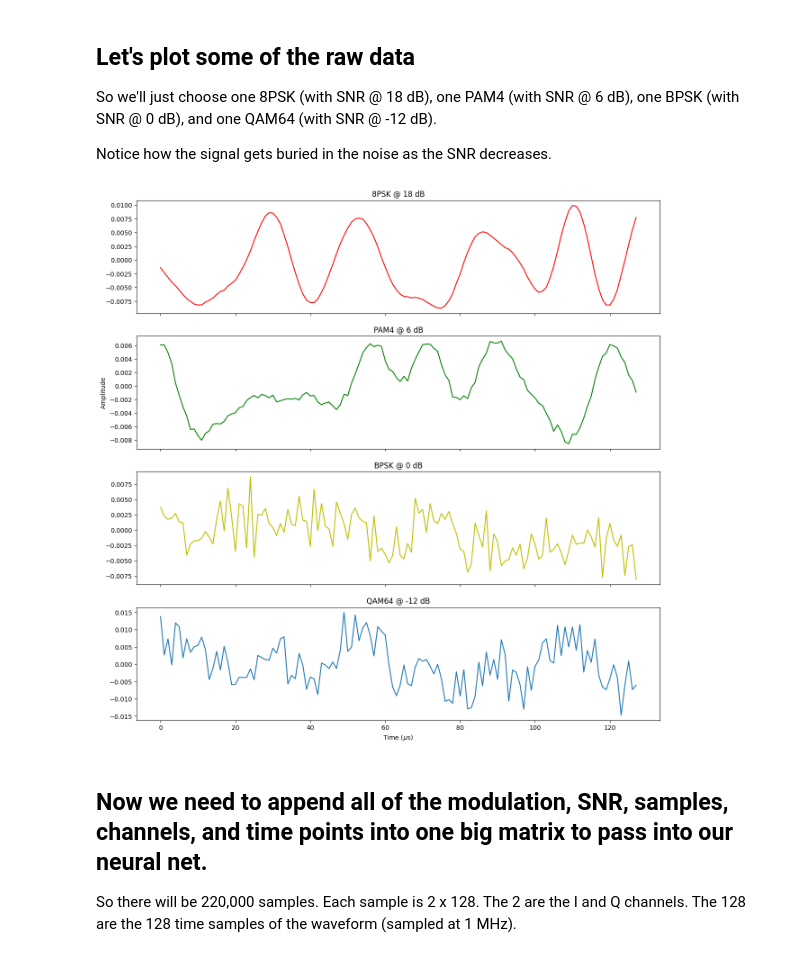
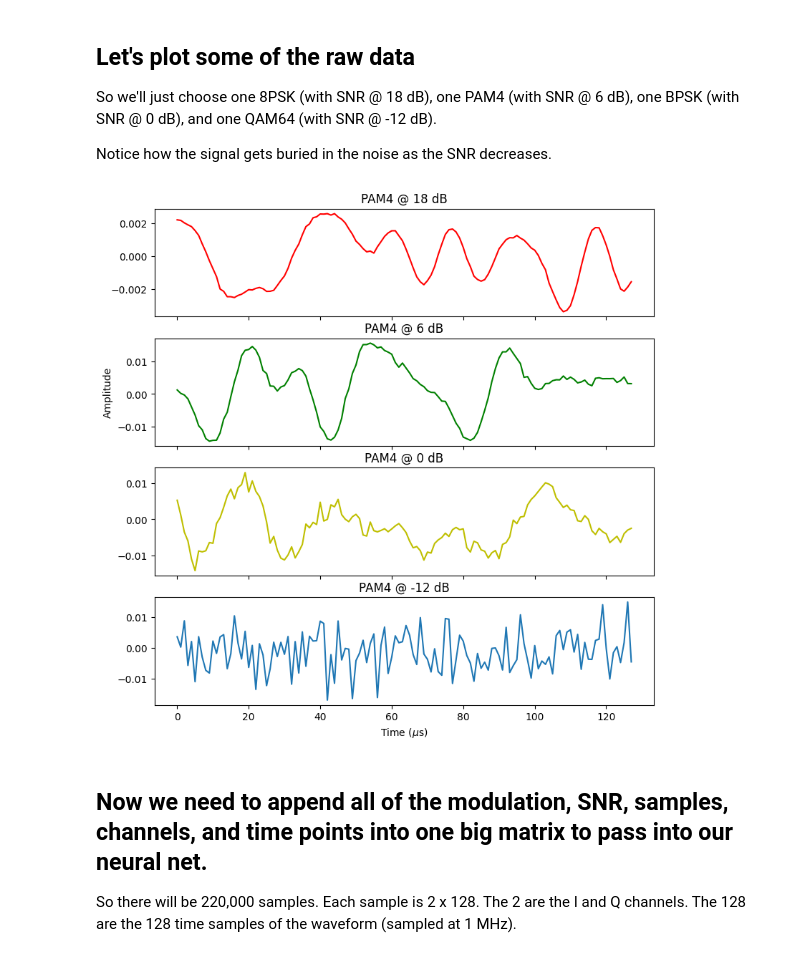
Before and after one commit to Eskalantysky/Final_TDSIII, a Jupyter notebook: FinalProject_TS3_RadioML_20232.ipynb, the cells around one changed output. Cells and saved outputs as stored; diff of their text form; code cells hidden in the pictures.

```diff
--- a/FinalProject_TS3_RadioML_20232.ipynb
+++ b/FinalProject_TS3_RadioML_20232.ipynb
@@ -127,35 +131,35 @@ Notice how the signal gets buried in the noise as the SNR decreases.
 # %%
 # Plot some of the data
 nFigs = 4
 
-plt.figure(figsize=(15, 15))
+plt.figure(figsize=(9, 9))
 
 ax1 = plt.subplot(nFigs, 1, 1);
-plt.plot(reconstructSignal(Xd['8PSK', 18][2,:,:]), color='r');
-plt.title('8PSK @ 18 dB')
+plt.plot(reconstructSignal(Xd['PAM4', 16][2,:,:]), color='r');
+plt.title('PAM4 @ 18 dB')
 
 ax2 = plt.subplot(nFigs, 1, 2, sharex=ax1);
-plt.plot(reconstructSignal(Xd['PAM4', 6][99,:,:]), color='g');
+plt.plot(reconstructSignal(Xd['PAM4', 4][99,:,:]), color='g');
 plt.title('PAM4 @ 6 dB')
 
 plt.ylabel('Amplitude');
 
 ax3 = plt.subplot(nFigs, 1, 3, sharex=ax1)
-plt.plot(reconstructSignal(Xd['BPSK', 0][456,:,:]), color='y');
-plt.title('BPSK @ 0 dB')
+plt.plot(reconstructSignal(Xd['PAM4', 0][456,:,:]), color='y');
+plt.title('PAM4 @ 0 dB')
 
 ax4 = plt.subplot(nFigs, 1, 4, sharex=ax1)
-plt.plot(reconstructSignal(Xd['QAM64', -12][32,:,:]));
-plt.title('QAM64 @ -12 dB')
+plt.plot(reconstructSignal(Xd['PAM4', -12][32,:,:]));
+plt.title('PAM4 @ -12 dB')
 
 # We only need to show the xticks on the bottom subplot
 plt.setp(ax3.get_xticklabels(), visible=False)
 plt.setp(ax2.get_xticklabels(), visible=False)
 plt.setp(ax1.get_xticklabels(), visible=False)
 
 plt.xlabel(r'Time ($\mu$s)');
 # %% [output]
-[figure, old version]
+[figure, new version]
 # %% [markdown]
 ## Now we need to append all of the modulation, SNR, samples, channels, and time points into one big matrix to pass into our neural net.
 
```
Also changed, not shown: parts of 22 cells of this notebook.
